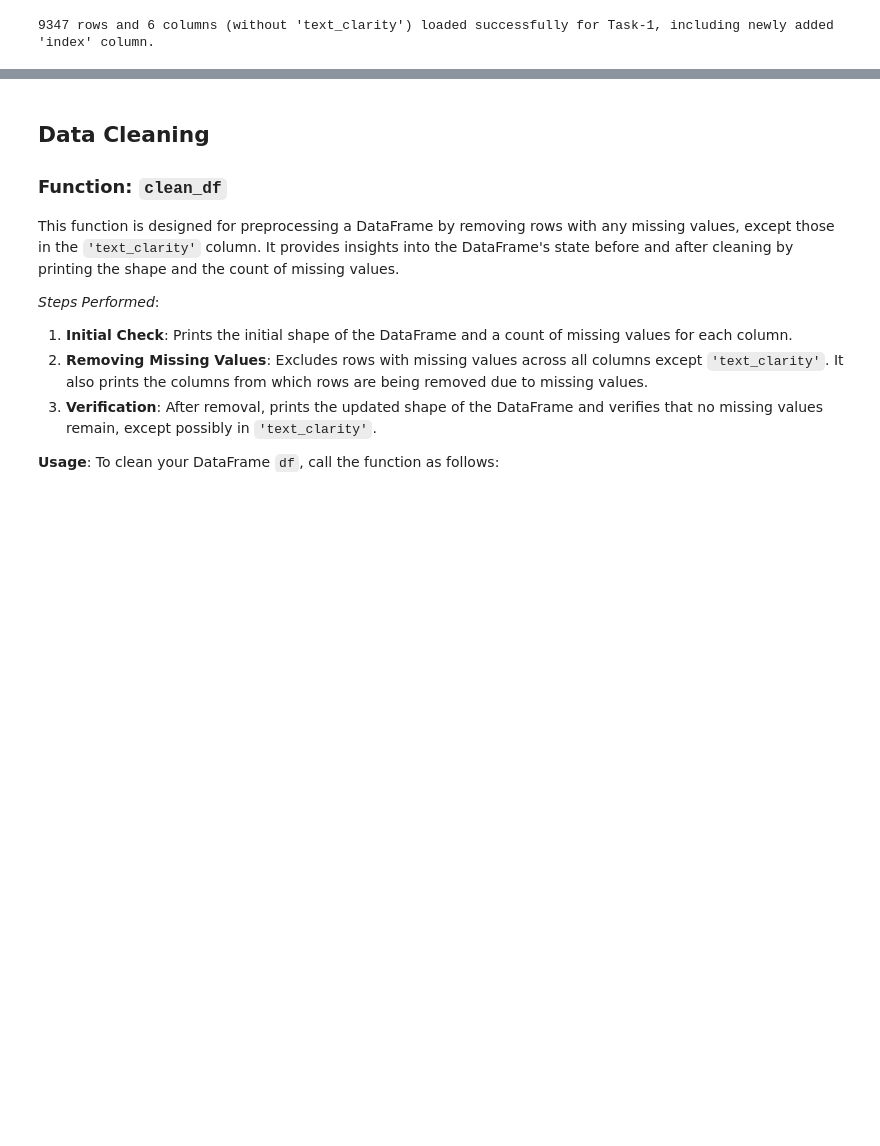
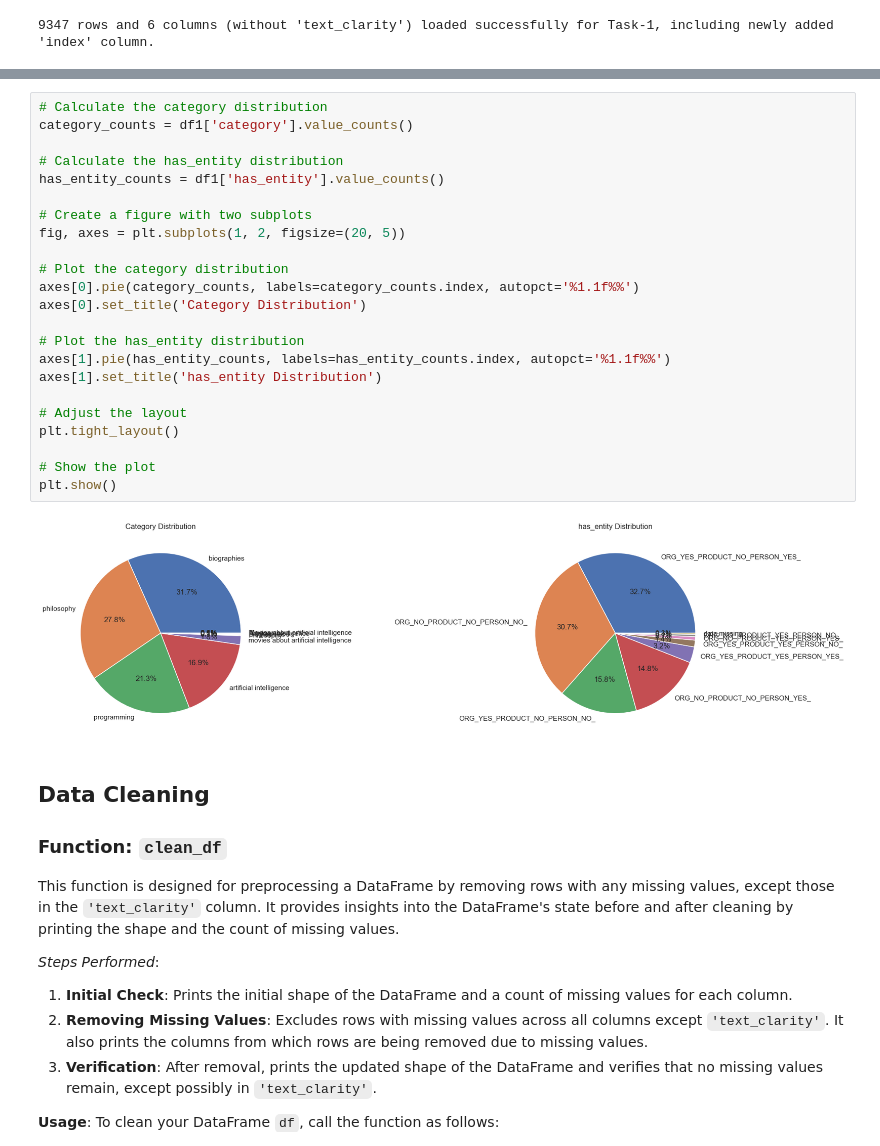
Before and after one commit to muhammedazhar/MSc-DataScience, a Jupyter notebook: COMP1804-AML/Coursework/Solutions/code_comp1804.ipynb, the cells around one changed output, grey strips where cells are left out. Drawn from its saved outputs; the diff is of its cells as text; blank space fills up the shorter version.

```diff
--- a/COMP1804-AML/Coursework/Solutions/code_comp1804.ipynb
+++ b/COMP1804-AML/Coursework/Solutions/code_comp1804.ipynb
@@ -268,3 +344,28 @@ task_name = 'Task-1'
+# %%
+# Calculate the category distribution
+category_counts = df1['category'].value_counts()
+
+# Calculate the has_entity distribution
+has_entity_counts = df1['has_entity'].value_counts()
+
+# Create a figure with two subplots
+fig, axes = plt.subplots(1, 2, figsize=(20, 5))
+
+# Plot the category distribution
+axes[0].pie(category_counts, labels=category_counts.index, autopct='%1.1f%%')
+axes[0].set_title('Category Distribution')
+
+# Plot the has_entity distribution
+axes[1].pie(has_entity_counts, labels=has_entity_counts.index, autopct='%1.1f%%')
+axes[1].set_title('has_entity Distribution')
+
+# Adjust the layout
+plt.tight_layout()
+
+# Show the plot
+plt.show()
+# %% [output]
+[figure, added]
 # %% [markdown]
 ## Data Cleaning
 
```
Also changed, not shown: parts of 3 cells of this notebook.
